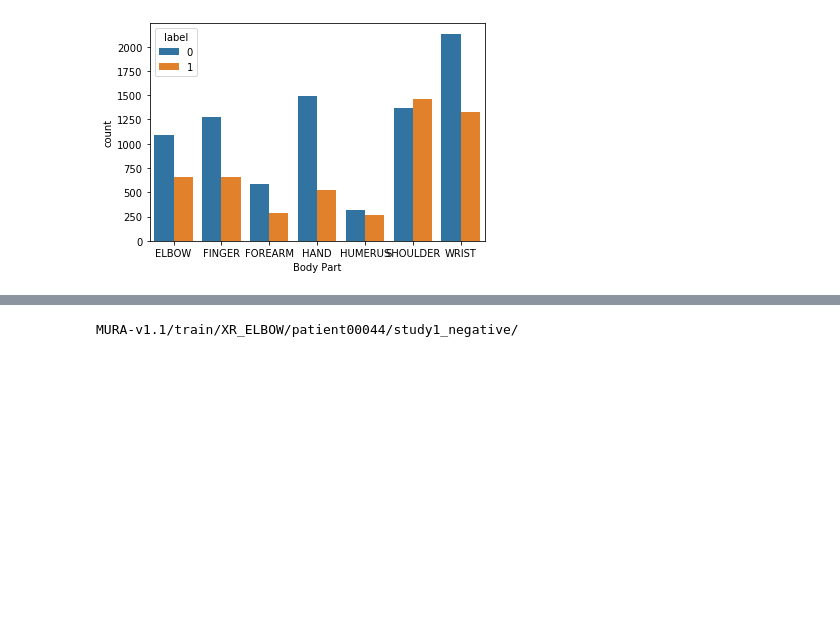
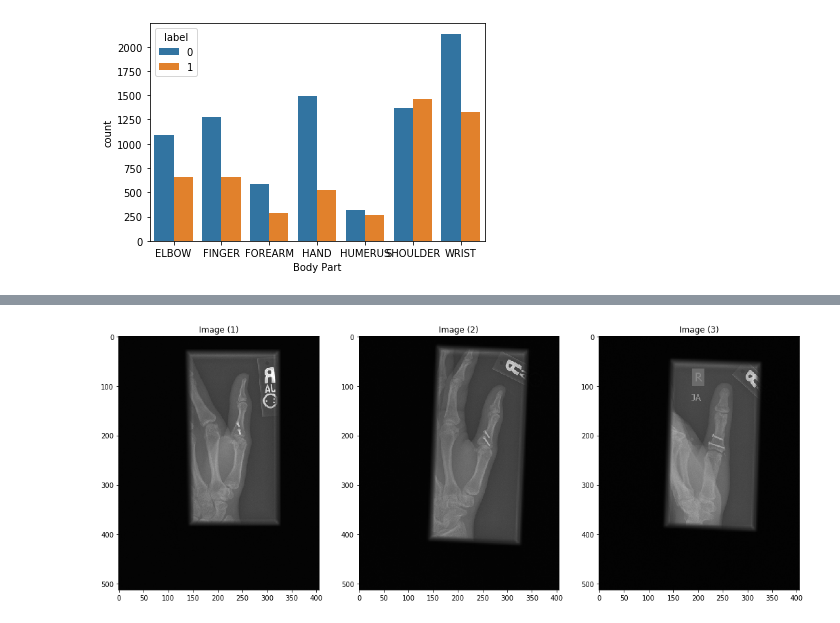
Before and after one commit to amikha33/MURA, a Jupyter notebook: X-Ray.ipynb, the cells around one changed output, grey strips where cells are left out. Saved outputs shown, nothing was run; the diff lists cells and outputs as text; code cells hidden in the pictures; blank space fills up the shorter version.

```diff
--- a/X-Ray.ipynb
+++ b/X-Ray.ipynb
@@ -87,10 +92,3 @@ def stretching_Labels(labels_):
         for n in range(0,len(dd)):
             labels.append(l)
     return labels
-# %%
-e=5
-l=train_labels['label'][e]
-f=train_labels.iloc[e][0]
-print(f)
-# %% [output]
-MURA-v1.1/train/XR_ELBOW/patient00044/study1_negative/
@@ -103,0 +95,6 @@ train_X=np.array(stretchData_Mobile)
+# %%
+l=train_labels.iloc[2000]['Train Labeled Studies']
+images=fileImagesOfStudy(l)
+show_images(images)
+# %% [output]
+[figure, added]
```
Also changed, not shown: parts of 35 cells of this notebook.
